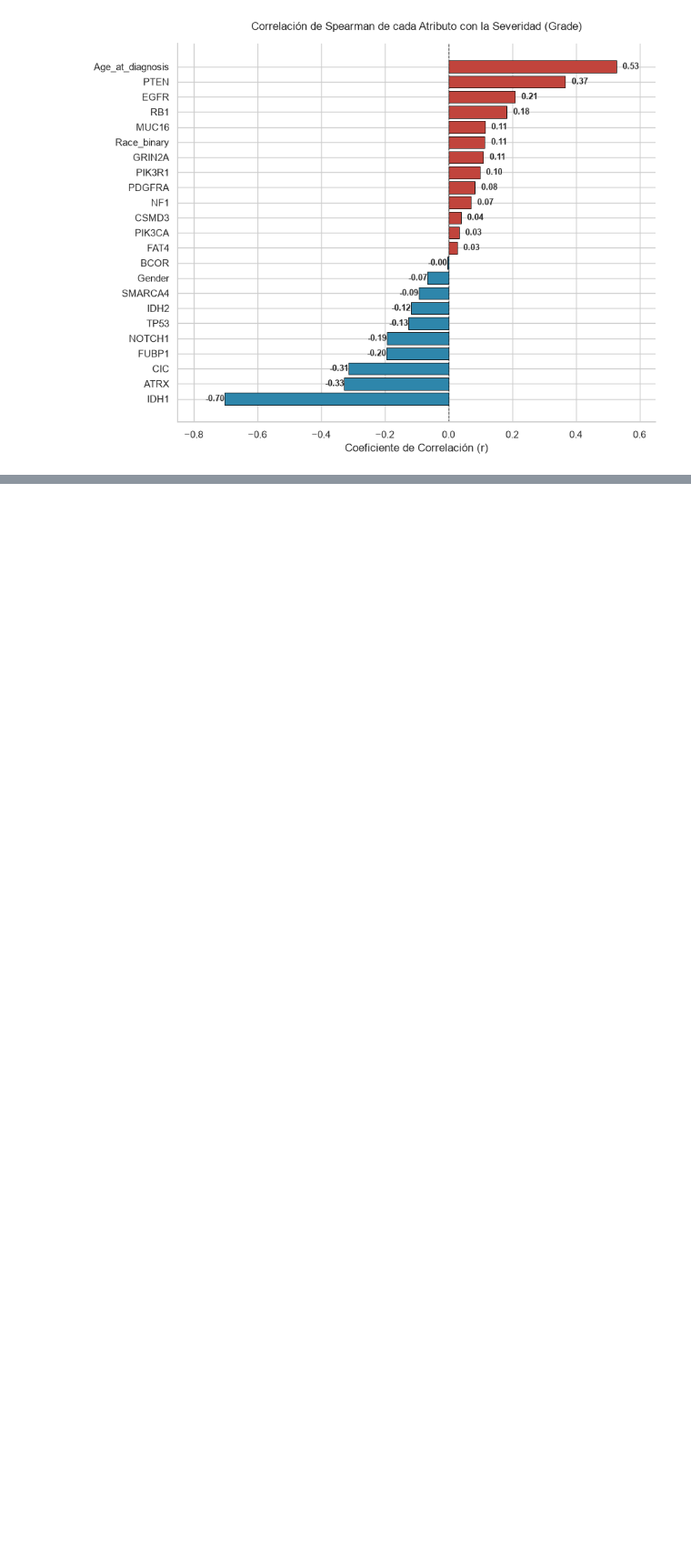
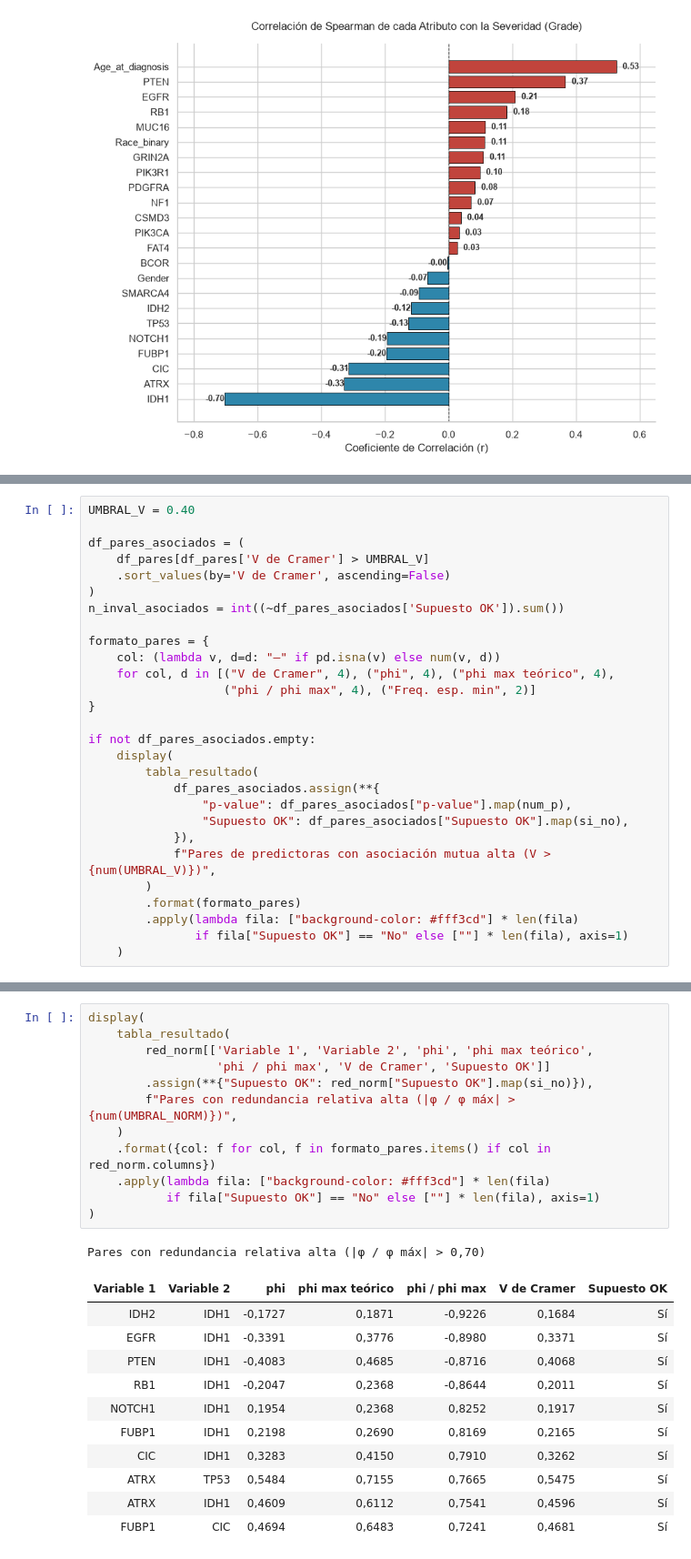
Before and after one commit to joshua2412-a/Proyecto_Viz, a Jupyter notebook: _sources/01_EDA.ipynb, the cells around one changed output, grey strips where cells are left out. Shown at 91% size. Cells and saved outputs as stored; diff of their text form; blank space fills up the shorter version.

```diff
--- a/_sources/01_EDA.ipynb
+++ b/_sources/01_EDA.ipynb
@@ -1984,0 +1715,28 @@ PARES DE PREDICTORES CON ALTA ASOCIACIÓN MUTUA (V > 0.40)
+# %%
+UMBRAL_V = 0.40
+
+df_pares_asociados = (
+    df_pares[df_pares['V de Cramer'] > UMBRAL_V]
+    .sort_values(by='V de Cramer', ascending=False)
+)
+n_inval_asociados = int((~df_pares_asociados['Supuesto OK']).sum())
+
+formato_pares = {
+    col: (lambda v, d=d: "—" if pd.isna(v) else num(v, d))
+    for col, d in [("V de Cramer", 4), ("phi", 4), ("phi max teórico", 4),
+                   ("phi / phi max", 4), ("Freq. esp. min", 2)]
+}
+
+if not df_pares_asociados.empty:
+    display(
+        tabla_resultado(
+            df_pares_asociados.assign(**{
+                "p-value": df_pares_asociados["p-value"].map(num_p),
+                "Supuesto OK": df_pares_asociados["Supuesto OK"].map(si_no),
+            }),
+            f"Pares de predictoras con asociación mutua alta (V > {num(UMBRAL_V)})",
+        )
+        .format(formato_pares)
+        .apply(lambda fila: ["background-color: #fff3cd"] * len(fila)
+               if fila["Supuesto OK"] == "No" else [""] * len(fila), axis=1)
+    )
@@ -2079,0 +1826,25 @@ DIAGNÓSTICO DE MULTICOLINEALIDAD ENTRE PREDICTORES
+# %%
+display(
+    tabla_resultado(
+        red_norm[['Variable 1', 'Variable 2', 'phi', 'phi max teórico',
+                  'phi / phi max', 'V de Cramer', 'Supuesto OK']]
+        .assign(**{"Supuesto OK": red_norm["Supuesto OK"].map(si_no)}),
+        f"Pares con redundancia relativa alta (|φ / φ máx| > {num(UMBRAL_NORM)})",
+    )
+    .format({col: f for col, f in formato_pares.items() if col in red_norm.columns})
+    .apply(lambda fila: ["background-color: #fff3cd"] * len(fila)
+           if fila["Supuesto OK"] == "No" else [""] * len(fila), axis=1)
+)
+# %% [output]
+Pares con redundancia relativa alta (|φ / φ máx| > 0,70)
+| Variable 1 | Variable 2 | phi | phi max teórico | phi / phi max | V de Cramer | Supuesto OK |
+| IDH2 | IDH1 | -0,1727 | 0,1871 | -0,9226 | 0,1684 | Sí |
+| EGFR | IDH1 | -0,3391 | 0,3776 | -0,8980 | 0,3371 | Sí |
+| PTEN | IDH1 | -0,4083 | 0,4685 | -0,8716 | 0,4068 | Sí |
+| RB1 | IDH1 | -0,2047 | 0,2368 | -0,8644 | 0,2011 | Sí |
+| NOTCH1 | IDH1 | 0,1954 | 0,2368 | 0,8252 | 0,1917 | Sí |
+| FUBP1 | IDH1 | 0,2198 | 0,2690 | 0,8169 | 0,2165 | Sí |
+| CIC | IDH1 | 0,3283 | 0,4150 | 0,7910 | 0,3262 | Sí |
+| ATRX | TP53 | 0,5484 | 0,7155 | 0,7665 | 0,5475 | Sí |
+| ATRX | IDH1 | 0,4609 | 0,6112 | 0,7541 | 0,4596 | Sí |
+| FUBP1 | CIC | 0,4694 | 0,6483 | 0,7241 | 0,4681 | Sí |
```
Also changed, not shown: parts of 38 cells of this notebook, 25 other files.
